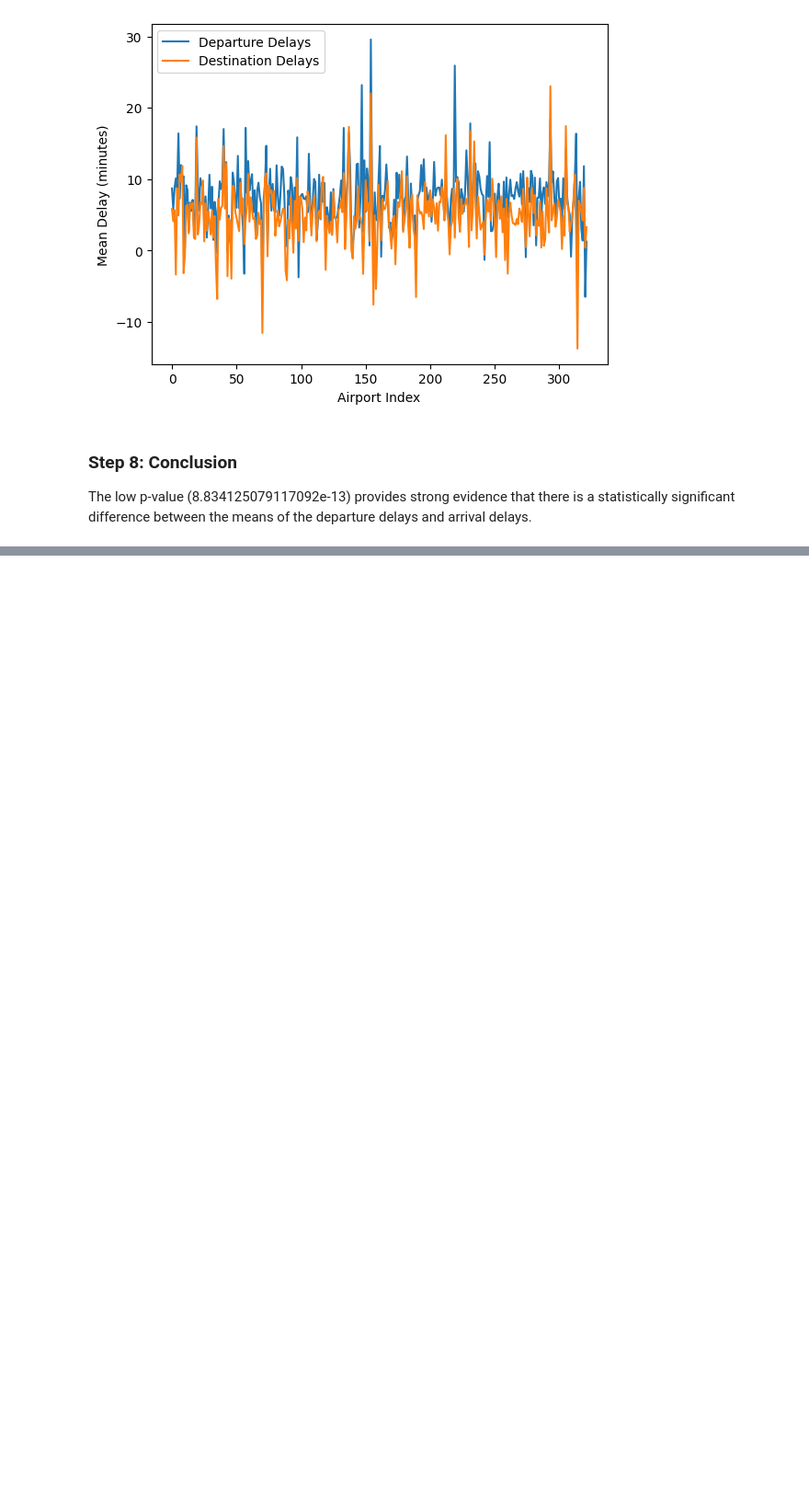
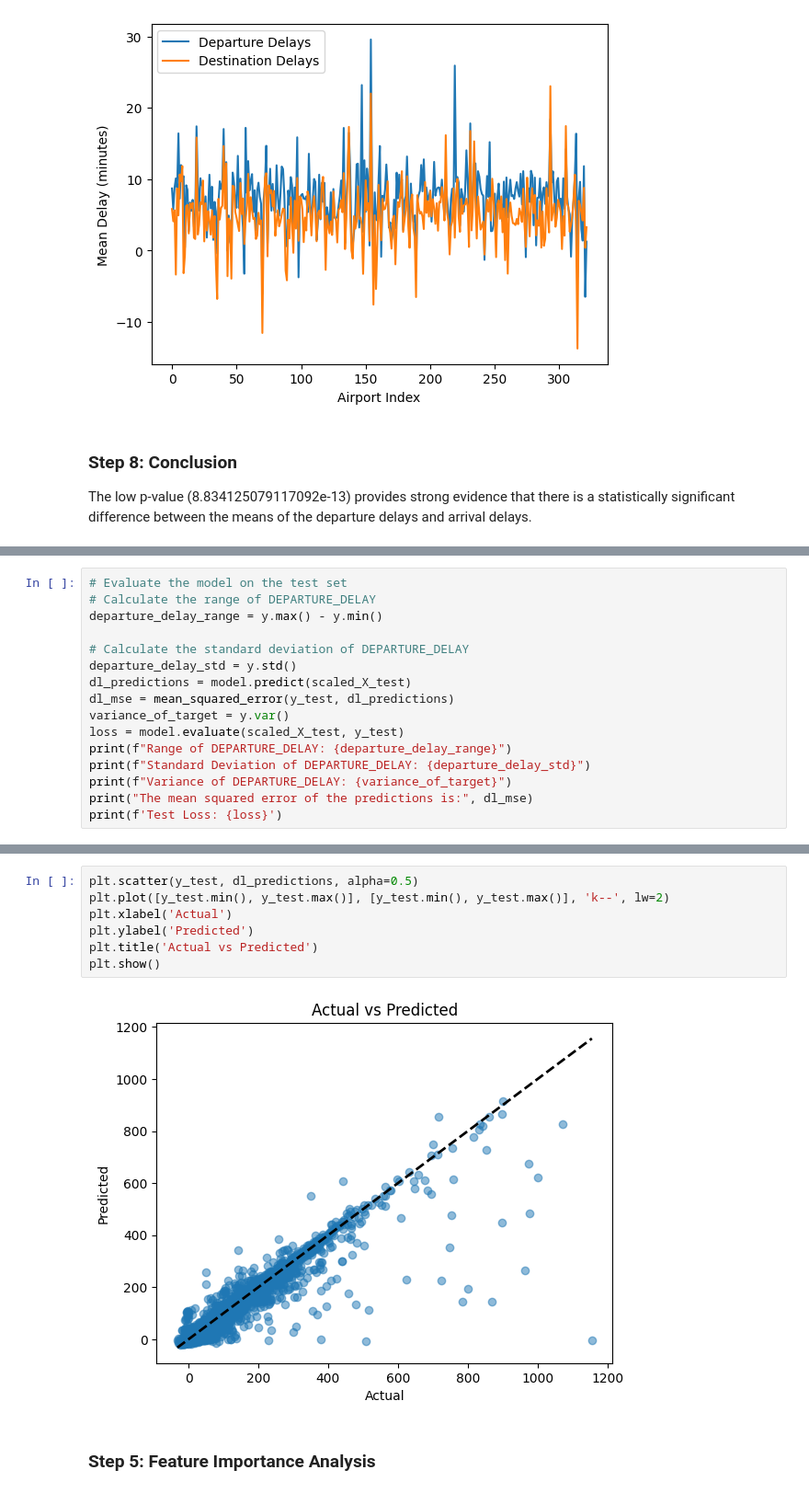
Before and after one commit to Onoitem/SDA, a Jupyter notebook: delays_destination_or_departure.ipynb, the cells around one changed output, grey strips where cells are left out. Shown: that part at 92% size. Cells and saved outputs as stored; diff of their text form; blank space fills up the shorter version.

```diff
--- a/delays_destination_or_departure.ipynb
+++ b/delays_destination_or_departure.ipynb
@@ -171,0 +330,16 @@ The low p-value (8.834125079117092e-13) provides strong evidence that there is a
+# %%
+# Evaluate the model on the test set
+# Calculate the range of DEPARTURE_DELAY
+departure_delay_range = y.max() - y.min()
+
+# Calculate the standard deviation of DEPARTURE_DELAY
+departure_delay_std = y.std()
+dl_predictions = model.predict(scaled_X_test)
+dl_mse = mean_squared_error(y_test, dl_predictions)
+variance_of_target = y.var()
+loss = model.evaluate(scaled_X_test, y_test)
+print(f"Range of DEPARTURE_DELAY: {departure_delay_range}")
+print(f"Standard Deviation of DEPARTURE_DELAY: {departure_delay_std}")
+print(f"Variance of DEPARTURE_DELAY: {variance_of_target}")
+print("The mean squared error of the predictions is:", dl_mse)
+print(f'Test Loss: {loss}')
@@ -171,0 +368,11 @@ The low p-value (8.834125079117092e-13) provides strong evidence that there is a
+# %%
+plt.scatter(y_test, dl_predictions, alpha=0.5)
+plt.plot([y_test.min(), y_test.max()], [y_test.min(), y_test.max()], 'k--', lw=2)
+plt.xlabel('Actual')
+plt.ylabel('Predicted')
+plt.title('Actual vs Predicted')
+plt.show()
+# %% [output]
+[figure, added]
+# %% [markdown]
+### Step 5: Feature Importance Analysis
```
Also changed, not shown: parts of 39 cells of this notebook.
